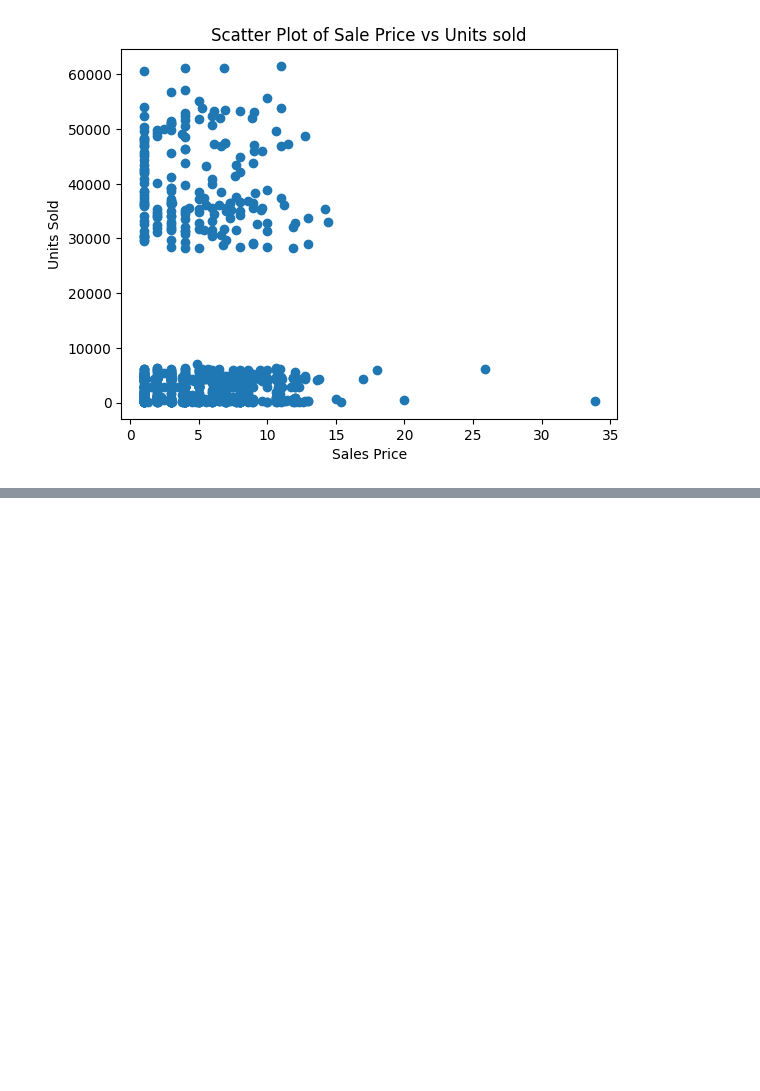
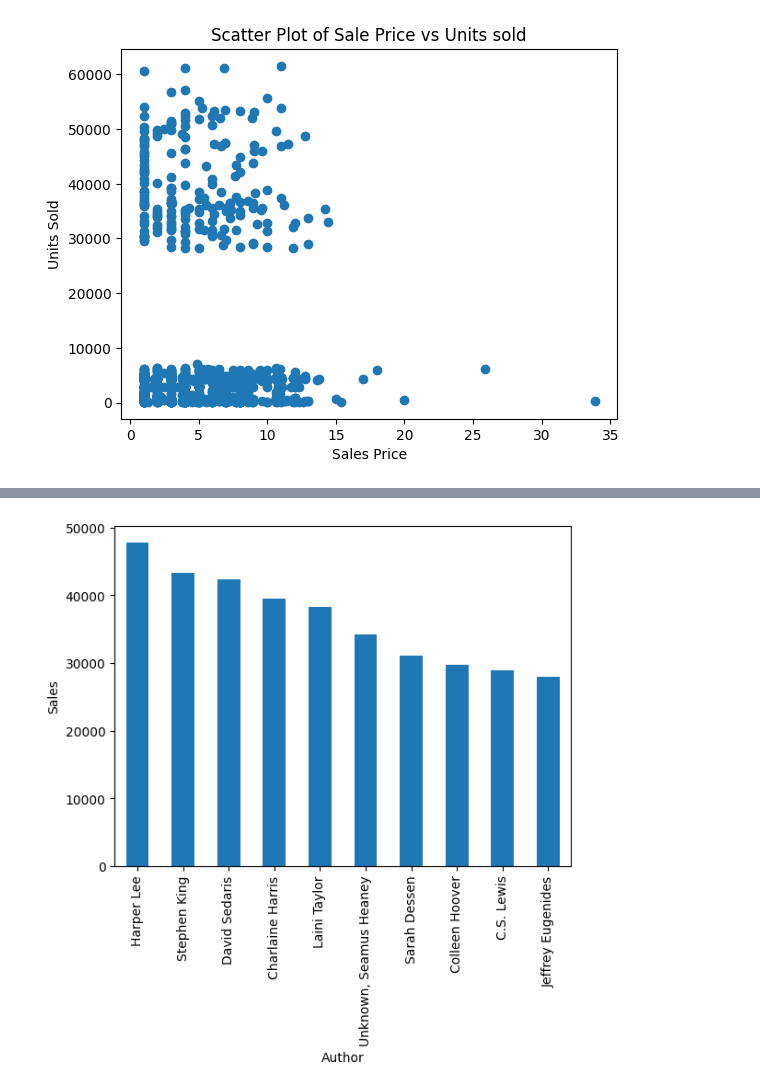
Before and after one commit to Ridima28/book-sales, a Jupyter notebook: EDA.ipynb, the cells around one changed output, grey strips where cells are left out. Cells and saved outputs as stored; diff of their text form; code cells hidden in the pictures; blank space fills up the shorter version.

```diff
--- a/EDA.ipynb
+++ b/EDA.ipynb
@@ -166,0 +220,10 @@ plt.savefig("Scatter_plot.png")
+# %%
+total_gross_scale = df.groupby("Author")["gross sales"].sum()
+# %%
+total_gross_scale.sort_values(ascending=False).head(10).plot(kind= 'bar')
+plt.xlabel("Author")
+plt.ylabel("Sales")
+plt.savefig("Bar graph of author and sales")
+plt.show()
+# %% [output]
+[figure, added]
```
Also changed, not shown: parts of 12 cells of this notebook, 4 other files.
